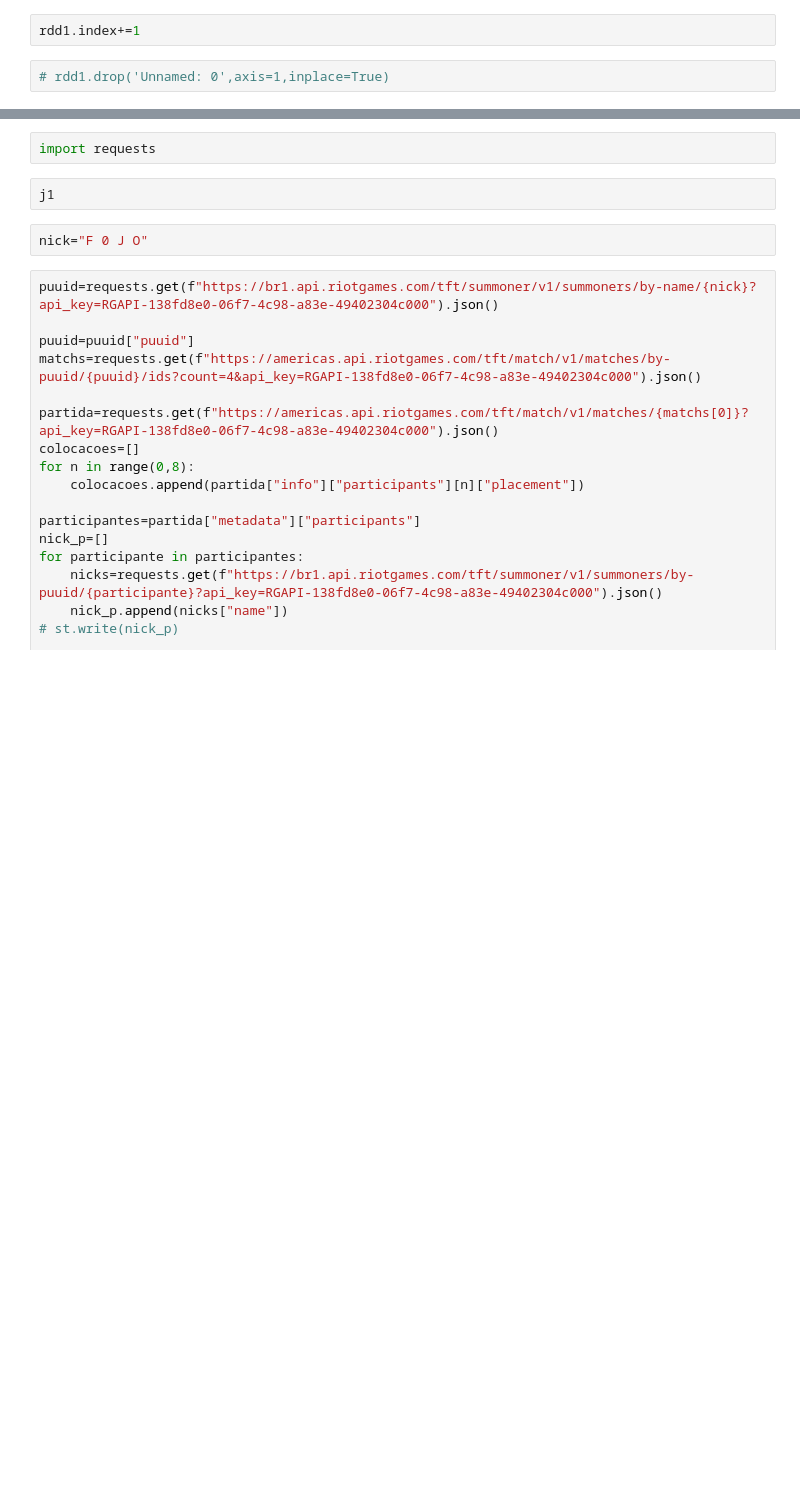
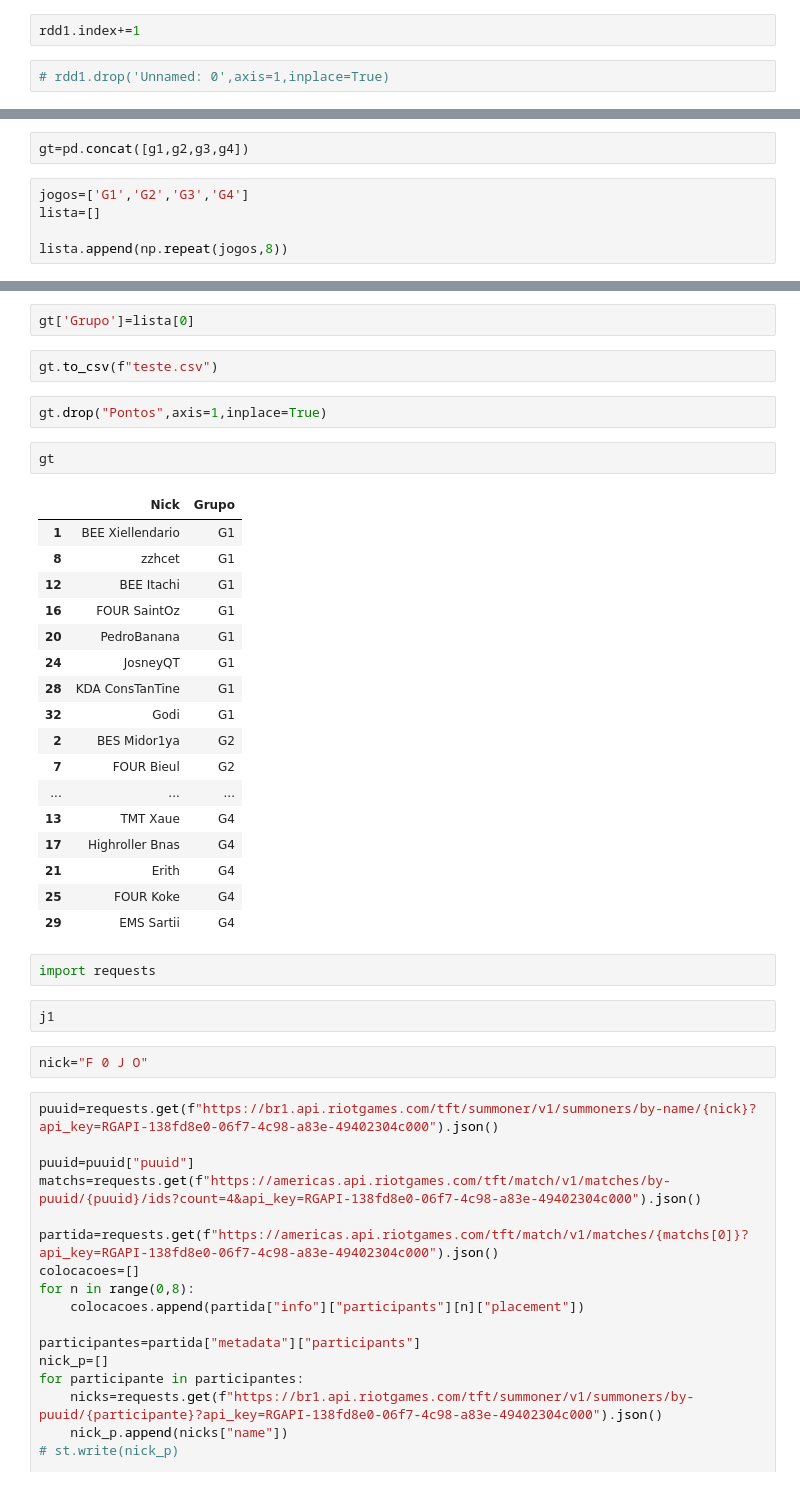
Before and after one commit to arthurslins/tft_liga_dos_leoes, a Jupyter notebook: teste2.ipynb, the cells around one changed output, grey strips where cells are left out. Cells and saved outputs as stored; diff of their text form; blank space fills up the shorter version.

```diff
--- a/teste2.ipynb
+++ b/teste2.ipynb
@@ -245,0 +265,7 @@ g6
+# %%
+gt=pd.concat([g1,g2,g3,g4])
+# %%
+jogos=['G1','G2','G3','G4']
+lista=[]
+
+lista.append(np.repeat(jogos,8))
@@ -246,3 +283,29 @@ g6
+# %%
+gt['Grupo']=lista[0]
+# %%
+gt.to_csv(f"teste.csv")
+# %%
+gt.drop("Pontos",axis=1,inplace=True)
+# %%
+gt
+# %% [output]
+|  | Nick | Grupo |
+| 1 | BEE Xiellendario | G1 |
+| 8 | zzhcet | G1 |
+| 12 | BEE Itachi | G1 |
+| 16 | FOUR SaintOz | G1 |
+| 20 | PedroBanana | G1 |
+| 24 | JosneyQT | G1 |
+| 28 | KDA ConsTanTine | G1 |
+| 32 | Godi | G1 |
+| 2 | BES Midor1ya | G2 |
+| 7 | FOUR Bieul | G2 |
+| ... | ... | ... |
+| 13 | TMT Xaue | G4 |
+| 17 | Highroller Bnas | G4 |
+| 21 | Erith | G4 |
+| 25 | FOUR Koke | G4 |
+| 29 | EMS Sartii | G4 |
 # %%
 import requests
 # %%
```
Also changed, not shown: parts of 13 cells of this notebook, 7 other files.
